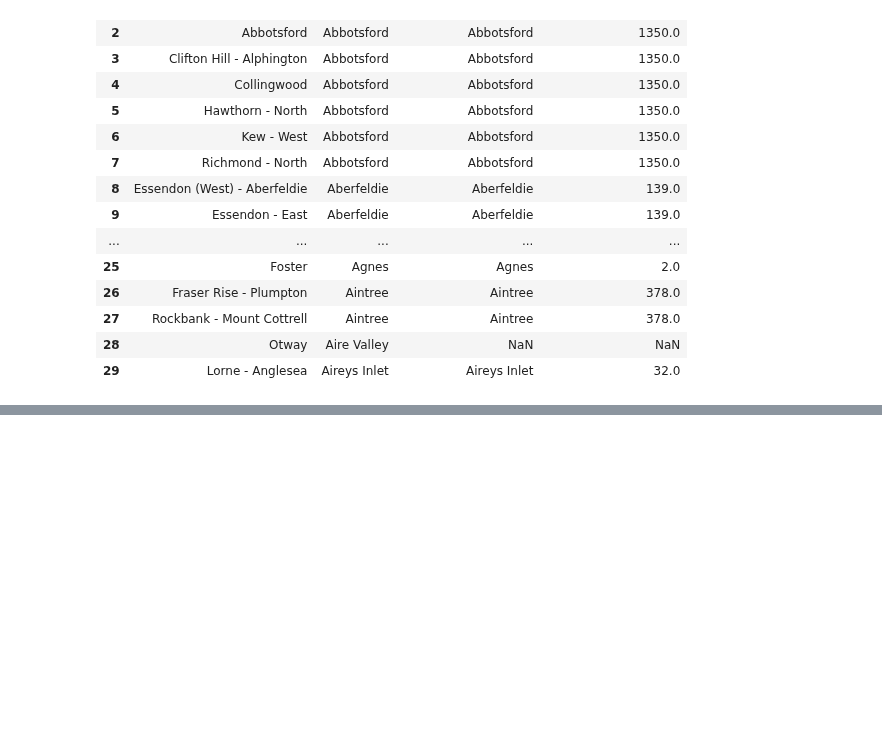
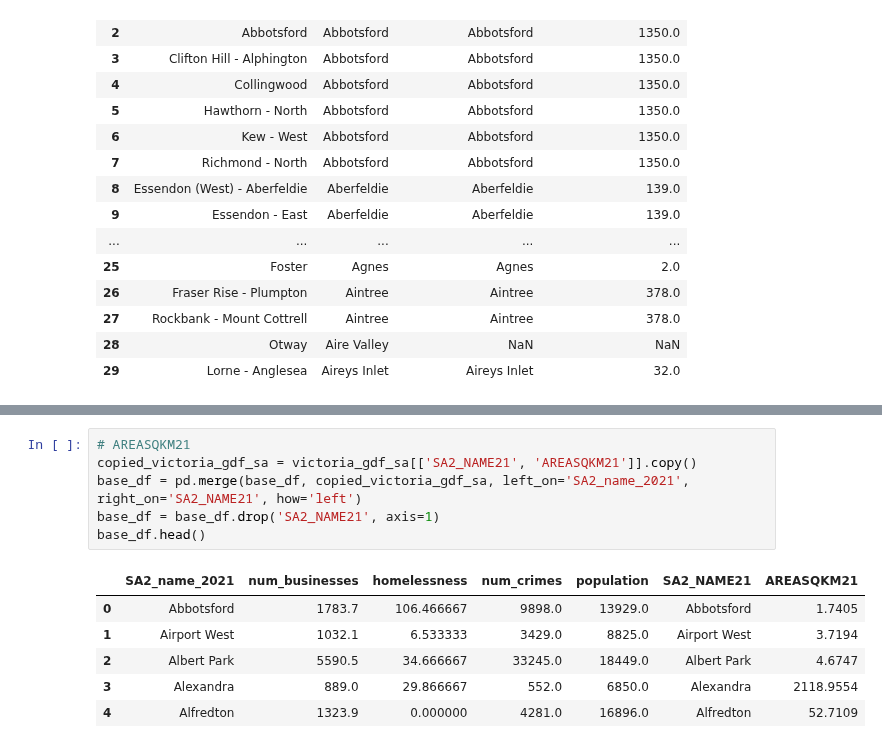
Before and after one commit to MAST30034-AppliedDataScience/project-2-group-real-estate-industry-project-31, a Jupyter notebook: notebooks/liveability_calculations.ipynb, the cells around one changed output, grey strips where cells are left out. Drawn from its saved outputs; the diff is of its cells as text; blank space fills up the shorter version.

```diff
--- a/notebooks/liveability_calculations.ipynb
+++ b/notebooks/liveability_calculations.ipynb
@@ -323,0 +344,13 @@ Collapsed DataFrame with unique SA2 Regions and Total Offence Count:
+# %%
+# AREASQKM21
+copied_victoria_gdf_sa = victoria_gdf_sa[['SA2_NAME21', 'AREASQKM21']].copy()
+base_df = pd.merge(base_df, copied_victoria_gdf_sa, left_on='SA2_name_2021', right_on='SA2_NAME21', how='left')
+base_df = base_df.drop('SA2_NAME21', axis=1)
+base_df.head()
+# %% [output]
+|  | SA2_name_2021 | num_businesses | homelessness | num_crimes | population | SA2_NAME21 | AREASQKM21 |
+| 0 | Abbotsford | 1783.7 | 106.466667 | 9898.0 | 13929.0 | Abbotsford | 1.7405 |
+| 1 | Airport West | 1032.1 | 6.533333 | 3429.0 | 8825.0 | Airport West | 3.7194 |
+| 2 | Albert Park | 5590.5 | 34.666667 | 33245.0 | 18449.0 | Albert Park | 4.6747 |
+| 3 | Alexandra | 889.0 | 29.866667 | 552.0 | 6850.0 | Alexandra | 2118.9554 |
+| 4 | Alfredton | 1323.9 | 0.000000 | 4281.0 | 16896.0 | Alfredton | 52.7109 |
```
Also changed, not shown: parts of 11 cells of this notebook, 1 other file.
